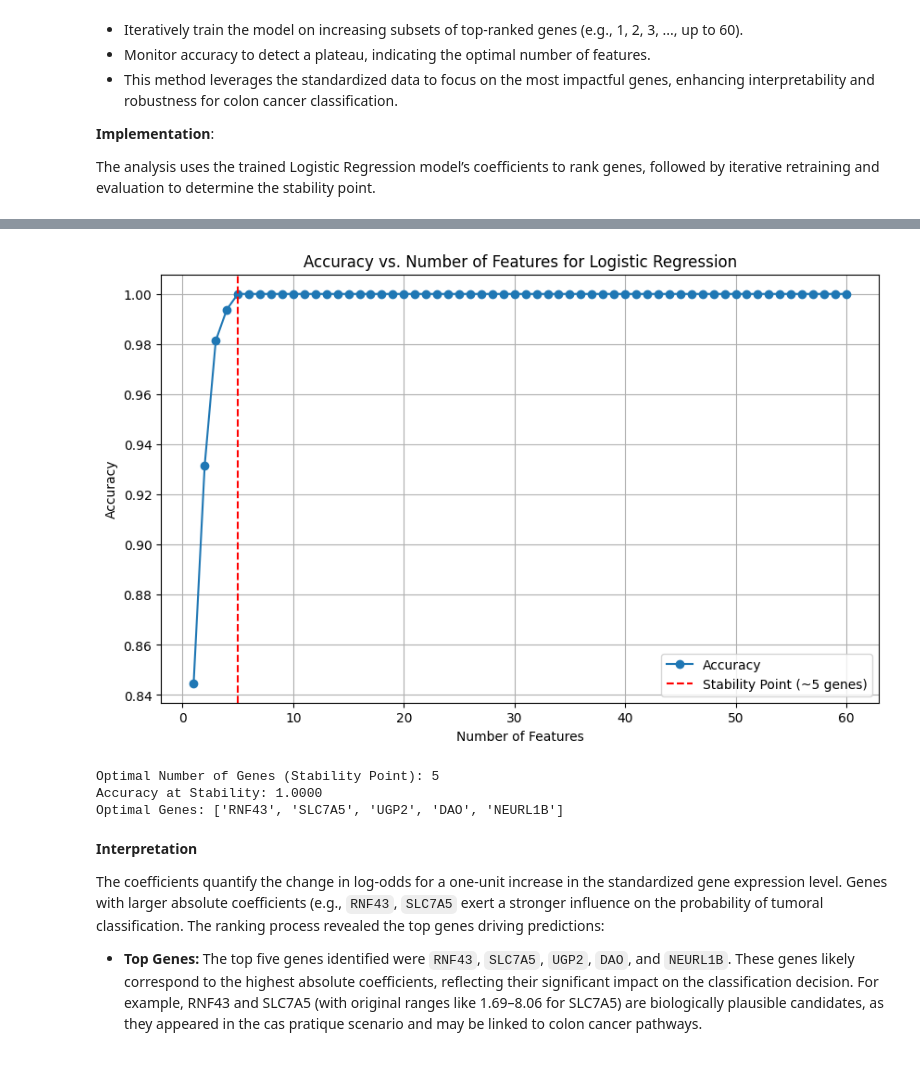
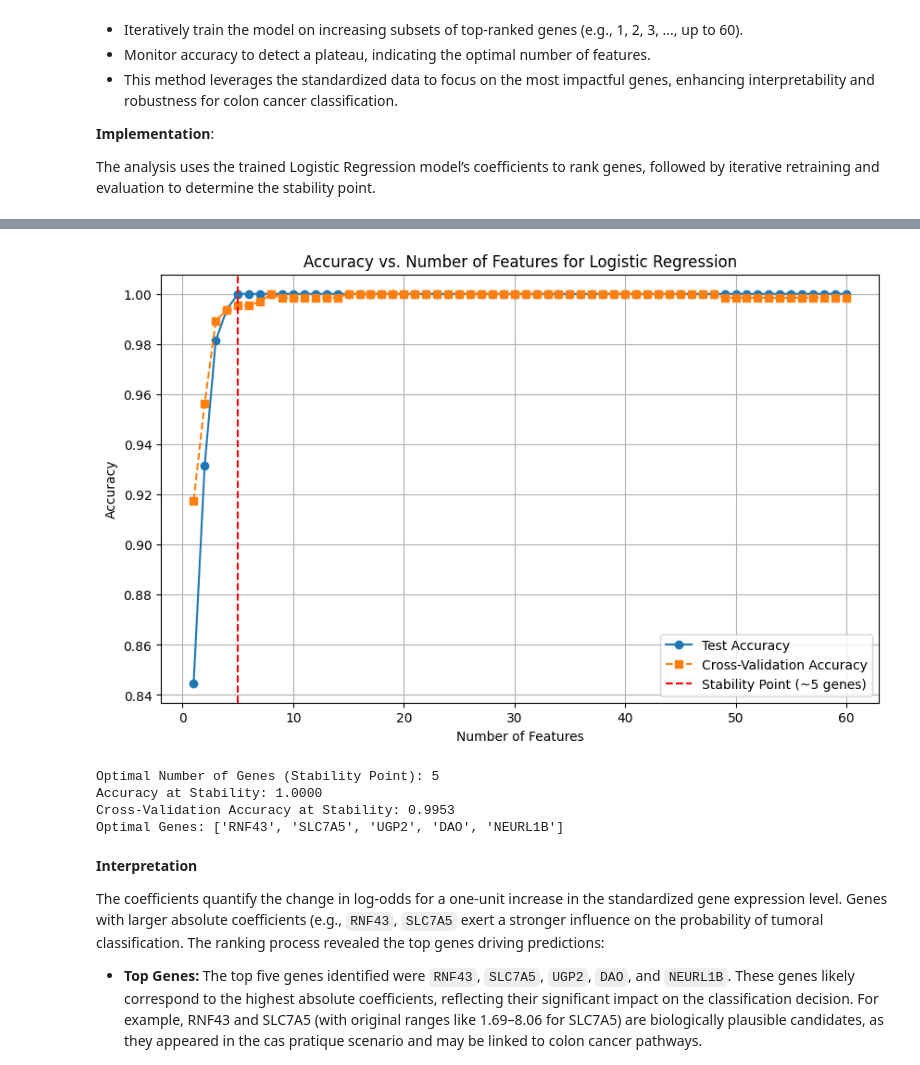
Before and after one commit to Laaliji/Colon-Cancer-Gene-Expression-Data-Classification-Analysis, a Jupyter notebook: Colon_Cancer_Gene_Expression_Analysis.ipynb, the cells around one changed output, grey strips where cells are left out. Drawn from its saved outputs; the diff is of its cells as text; code cells hidden in the pictures.

```diff
--- a/Colon_Cancer_Gene_Expression_Analysis.ipynb
+++ b/Colon_Cancer_Gene_Expression_Analysis.ipynb
@@ -674,11 +691,13 @@ The analysis uses the trained Logistic Regression model’s coefficients to rank
 # %%
+# 2. Feature Extraction and Stability Analysis
 # Extract coefficients and rank by absolute value
-coefficients = pd.Series(logreg.coef_[0], index=X_train_scaled.columns)
-abs_coefficients = coefficients.abs()
-sorted_genes = abs_coefficients.sort_values(ascending=False).index.tolist()
+log_coefficients = pd.Series(log_model.coef_[0], index=X_train_scaled.columns)
+log_abs_coefficients = log_coefficients.abs()
+log_sorted_genes = log_abs_coefficients.sort_values(ascending=False).index.tolist()
 
 # Lists to store results
-n_features = range(1, len(sorted_genes) + 1)
-accuracies = []
+log_n_features = range(1, len(log_sorted_genes) + 1)
+log_accuracies = []
+log_cv_accuracies = []  # To store cross-validation scores for each iteration
 # %%
 # Iterate over number of features to find stability
@@ -707,38 +740,39 @@ Accuracy with 60 genes: 1.0000
 # %%
 # Find where accuracy stabilizes (e.g., change < 0.01)
-stable_point = None
-for i in range(1, len(accuracies)):
-    if accuracies[i] - accuracies[i-1] < 0.01 and accuracies[i] > 0.95:  # Adjust threshold as needed
-        stable_point = i + 1
+log_stable_point = None
+for i in range(1, len(log_accuracies)):
+    if log_accuracies[i] - log_accuracies[i-1] < 0.01 and log_accuracies[i] > 0.95:
+        log_stable_point = i + 1
         break
 
 # Plot accuracy vs. number of features
-import matplotlib.pyplot as plt
 plt.figure(figsize=(10, 6))
-plt.plot(n_features, accuracies, marker='o', label='Accuracy')
-if stable_point:
-    plt.axvline(x=stable_point, color='r', linestyle='--', label=f'Stability Point (~{stable_point} genes)')
+plt.plot(log_n_features, log_accuracies, marker='o', label='Test Accuracy')
+plt.plot(log_n_features, log_cv_accuracies, marker='s', label='Cross-Validation Accuracy', linestyle='--')
+if log_stable_point:
+    plt.axvline(x=log_stable_point, color='r', linestyle='--', label=f'Stability Point (~{log_stable_point} genes)')
 plt.title('Accuracy vs. Number of Features for Logistic Regression')
 plt.xlabel('Number of Features')
 plt.ylabel('Accuracy')
 plt.legend()
 plt.grid(True)
 plt.show()
+
+# Display optimal number of genes and final accuracy
+if log_stable_point:
+    print(f"\nOptimal Number of Genes (Stability Point): {log_stable_point}")
+    print(f"Accuracy at Stability: {log_accuracies[log_stable_point-1]:.4f}")
+    print(f"Cross-Validation Accuracy at Stability: {log_cv_accuracies[log_stable_point-1]:.4f}")
+    log_optimal_genes = log_sorted_genes[:log_stable_point]
+    print("Optimal Genes:", log_optimal_genes)
+else:
+    print("\nNo clear stability point detected. Consider manual selection or adjusting threshold.")
 # %% [output]
-[figure, old version]
+[figure, new version]
+Optimal Number of Genes (Stability Point): 5
+Accuracy at Stability: 1.0000
+Cross-Validation Accuracy at Stability: 0.9953
+Optimal Genes: ['RNF43', 'SLC7A5', 'UGP2', 'DAO', 'NEURL1B']
-# %%
-# Display optimal number of genes and final accuracy
-if stable_point:
-    print(f"\nOptimal Number of Genes (Stability Point): {stable_point}")
-    print(f"Accuracy at Stability: {accuracies[stable_point-1]:.4f}")
-    optimal_genes = sorted_genes[:stable_point]
-    print("Optimal Genes:", optimal_genes)
-else:
-    print("\nNo clear stability point detected. Consider manual selection or adjusting threshold.")
-# %% [output]
-Optimal Number of Genes (Stability Point): 5
-Accuracy at Stability: 1.0000
-Optimal Genes: ['RNF43', 'SLC7A5', 'UGP2', 'DAO', 'NEURL1B']
 # %% [markdown]
 **Interpretation**
 
```
Also changed, not shown: parts of 40 cells of this notebook.
